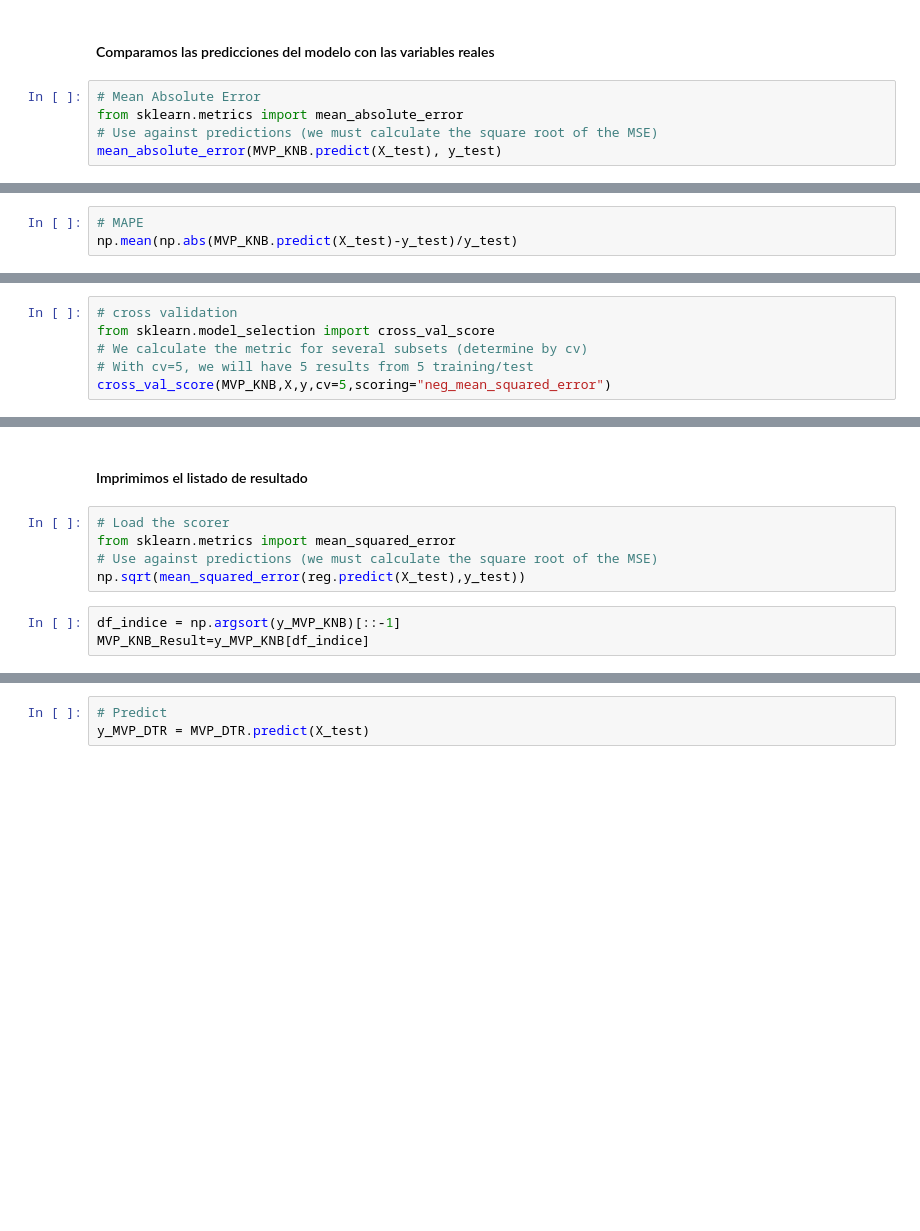
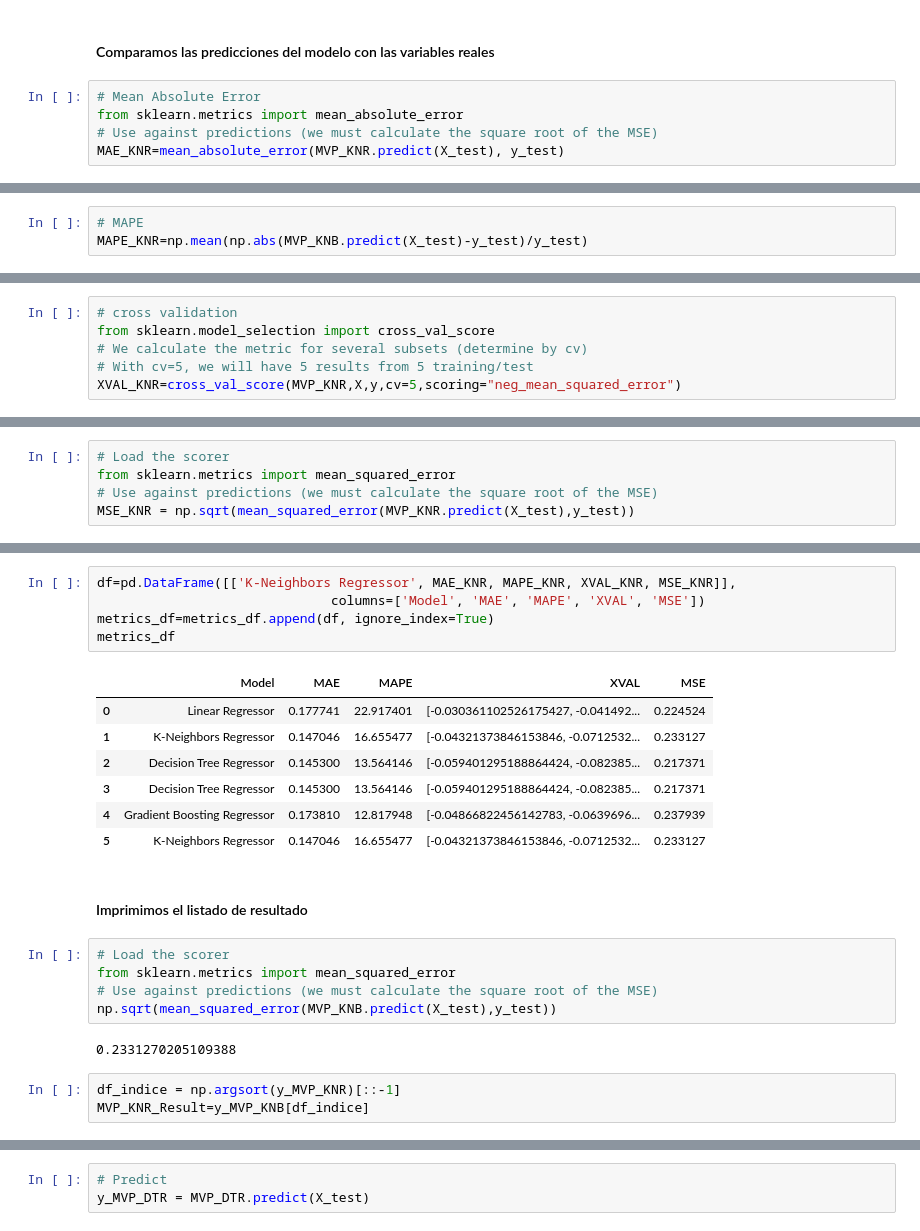
Before and after one commit to MartaMBenedito/TFM_Breeds_Dog, a Jupyter notebook: nba_mvp.ipynb, the cells around one changed output, grey strips where cells are left out. Saved outputs shown, nothing was run; the diff lists cells and outputs as text; blank space fills up the shorter version.

```diff
--- a/nba_mvp.ipynb
+++ b/nba_mvp.ipynb
@@ -371,4 +372,4 @@ array([0.027 , 0.885 , 0.0105, 0.218 , 0.014 , 0.0615, 0.004 , 0.0145,
 # Mean Absolute Error
 from sklearn.metrics import mean_absolute_error
 # Use against predictions (we must calculate the square root of the MSE)
-mean_absolute_error(MVP_KNB.predict(X_test), y_test)
+MAE_KNR=mean_absolute_error(MVP_KNR.predict(X_test), y_test)
@@ -377,3 +376,3 @@ mean_absolute_error(MVP_KNB.predict(X_test), y_test)
 # %%
 # MAPE
-np.mean(np.abs(MVP_KNB.predict(X_test)-y_test)/y_test)
+MAPE_KNR=np.mean(np.abs(MVP_KNB.predict(X_test)-y_test)/y_test)
@@ -384,4 +381,4 @@ np.mean(np.abs(MVP_KNB.predict(X_test)-y_test)/y_test)
 from sklearn.model_selection import cross_val_score
 # We calculate the metric for several subsets (determine by cv)
 # With cv=5, we will have 5 results from 5 training/test
-cross_val_score(MVP_KNB,X,y,cv=5,scoring="neg_mean_squared_error")
+XVAL_KNR=cross_val_score(MVP_KNR,X,y,cv=5,scoring="neg_mean_squared_error")
@@ -389,0 +385,5 @@ array([-0.03677278, -0.05250289, -0.04908782, -0.06381914, -0.05423253])
+# %%
+# Load the scorer
+from sklearn.metrics import mean_squared_error
+# Use against predictions (we must calculate the square root of the MSE)
+MSE_KNR = np.sqrt(mean_squared_error(MVP_KNR.predict(X_test),y_test))
@@ -390,13 +399,28 @@ array([-0.03677278, -0.05250289, -0.04908782, -0.06381914, -0.05423253])
+# %%
+df=pd.DataFrame([['K-Neighbors Regressor', MAE_KNR, MAPE_KNR, XVAL_KNR, MSE_KNR]],
+                              columns=['Model', 'MAE', 'MAPE', 'XVAL', 'MSE'])
+metrics_df=metrics_df.append(df, ignore_index=True)
+metrics_df
+# %% [output]
+|  | Model | MAE | MAPE | XVAL | MSE |
+| 0 | Linear Regressor | 0.177741 | 22.917401 | [-0.030361102526175427, -0.041492... | 0.224524 |
+| 1 | K-Neighbors Regressor | 0.147046 | 16.655477 | [-0.04321373846153846, -0.0712532... | 0.233127 |
+| 2 | Decision Tree Regressor | 0.145300 | 13.564146 | [-0.059401295188864424, -0.082385... | 0.217371 |
+| 3 | Decision Tree Regressor | 0.145300 | 13.564146 | [-0.059401295188864424, -0.082385... | 0.217371 |
+| 4 | Gradient Boosting Regressor | 0.173810 | 12.817948 | [-0.04866822456142783, -0.0639696... | 0.237939 |
+| 5 | K-Neighbors Regressor | 0.147046 | 16.655477 | [-0.04321373846153846, -0.0712532... | 0.233127 |
 # %% [markdown]
 #### Imprimimos el listado de resultado
 # %%
 # Load the scorer
 from sklearn.metrics import mean_squared_error
 # Use against predictions (we must calculate the square root of the MSE)
-np.sqrt(mean_squared_error(reg.predict(X_test),y_test))
+np.sqrt(mean_squared_error(MVP_KNB.predict(X_test),y_test))
+# %% [output]
+0.2331270205109388
 # %%
-df_indice = np.argsort(y_MVP_KNB)[::-1]
-MVP_KNB_Result=y_MVP_KNB[df_indice]
+df_indice = np.argsort(y_MVP_KNR)[::-1]
+MVP_KNR_Result=y_MVP_KNB[df_indice]
 # %%
 # Print the results
 for i in range (10):
```
Also changed, not shown: parts of 64 cells of this notebook, 1 other file.
